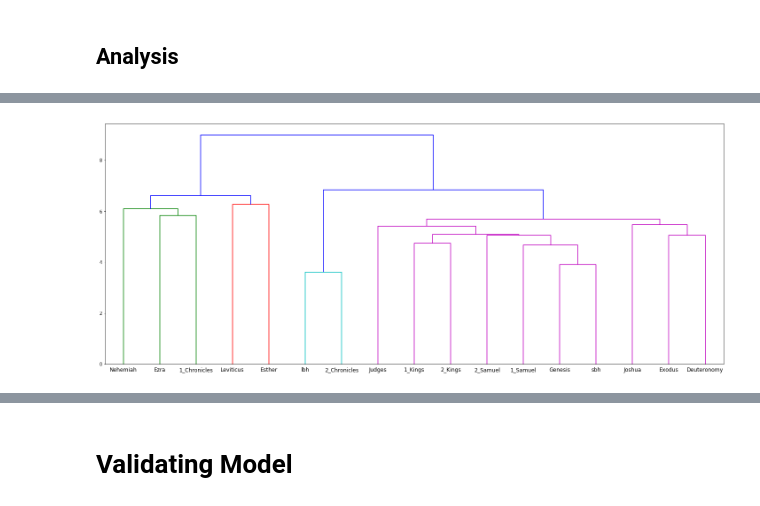
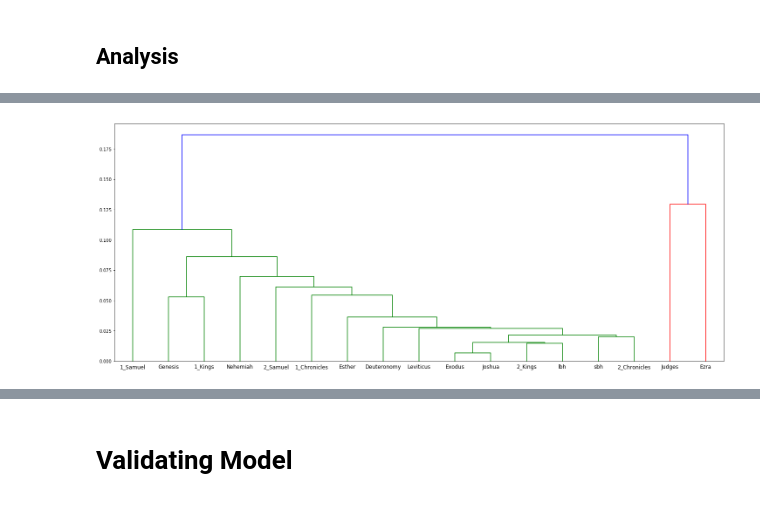
Before and after one commit to ETCBC/Probabilistic_Language_Change, a Jupyter notebook: Markov chain analysis.ipynb, the cells around one changed output, grey strips where cells are left out. Cells and saved outputs as stored; diff of their text form; code cells hidden in the pictures.

```diff
--- a/Markov chain analysis.ipynb
+++ b/Markov chain analysis.ipynb
@@ -178,7 +197,8 @@ MarkovDistance
 # %%
-Z=linkage(np.matrix(MarkovDistance.values), 'ward')
+#Z=linkage(np.matrix(MarkovDistance.values), 'ward')
+Z=linkage(np.matrix(MarkovSSP.values).transpose(), 'single', "correlation")
 plt.figure(figsize=(25,10))
 dendrogram(Z, labels = list(data.keys()))
 plt.show()
 # %% [output]
-[figure, old version]
+[figure, new version]
```
Also changed, not shown: parts of 5 cells of this notebook.
